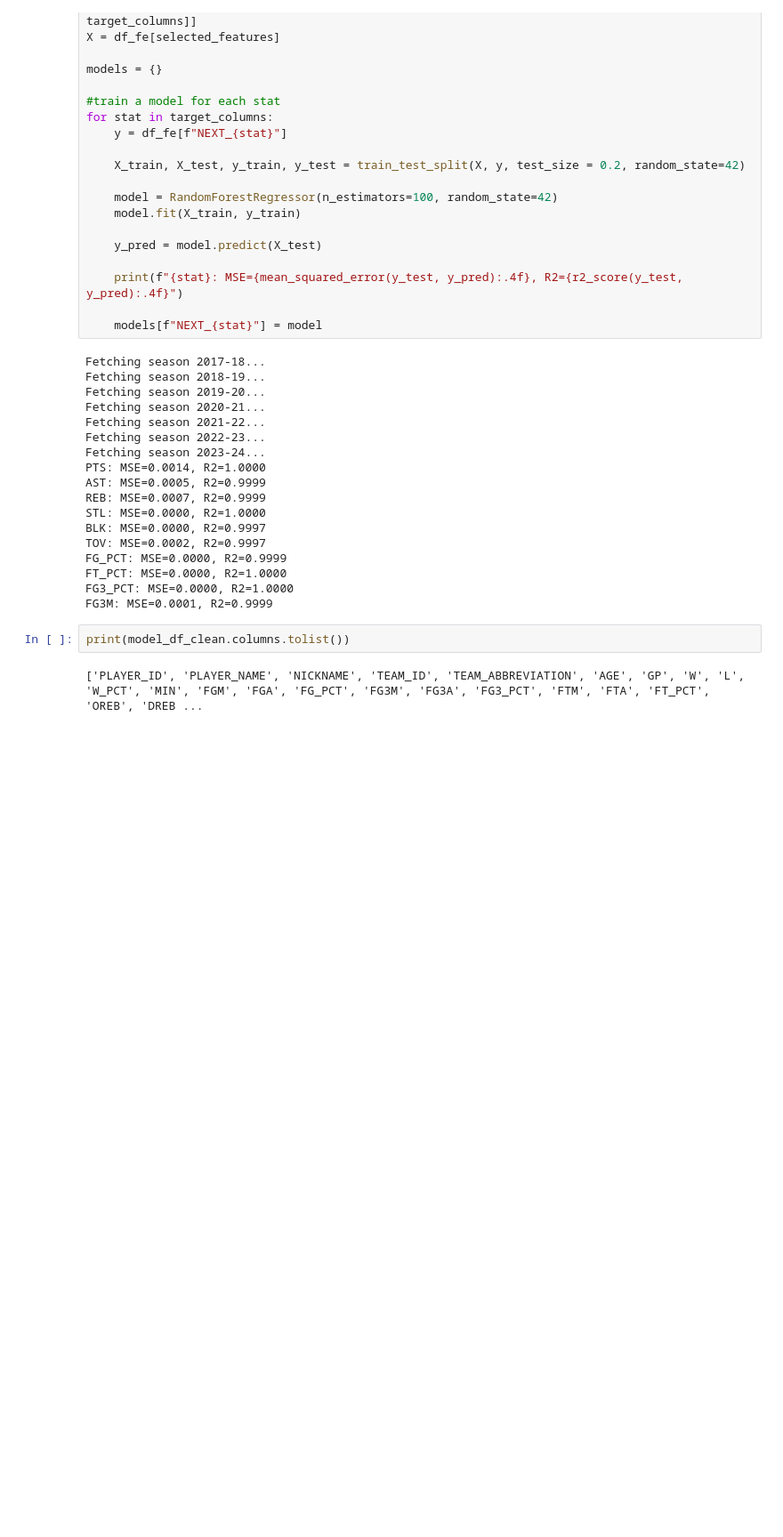
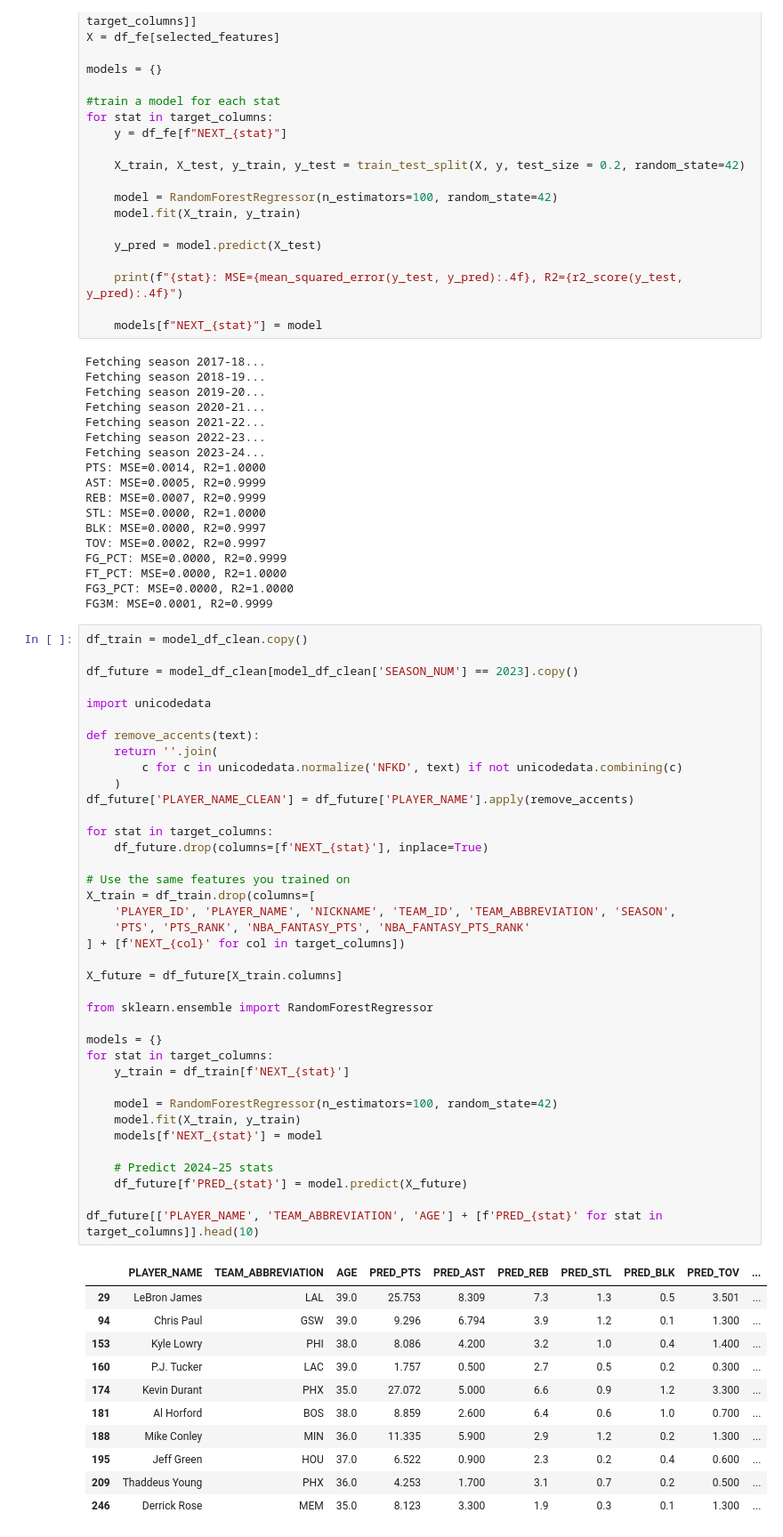
Before and after one commit to nickyh1024/nba-stats-prediction, a Jupyter notebook: notebooks/nba_prediction.ipynb, the cells around one changed output. Shown at 89% size. Saved outputs shown, nothing was run; the diff lists cells and outputs as text; blank space fills up the shorter version.

Commit message:
removed accents because couldn't see certain players

```diff
--- a/notebooks/nba_prediction.ipynb
+++ b/notebooks/nba_prediction.ipynb
@@ -302,7 +241,53 @@ FG_PCT: MSE=0.0000, R2=0.9999
 FT_PCT: MSE=0.0000, R2=1.0000
 FG3_PCT: MSE=0.0000, R2=1.0000
 FG3M: MSE=0.0001, R2=0.9999
-# %%
-print(model_df_clean.columns.tolist())
-# %% [output]
-['PLAYER_ID', 'PLAYER_NAME', 'NICKNAME', 'TEAM_ID', 'TEAM_ABBREVIATION', 'AGE', 'GP', 'W', 'L', 'W_PCT', 'MIN', 'FGM', 'FGA', 'FG_PCT', 'FG3M', 'FG3A', 'FG3_PCT', 'FTM', 'FTA', 'FT_PCT', 'OREB', 'DREB ...
+# %%
+df_train = model_df_clean.copy()
+
+df_future = model_df_clean[model_df_clean['SEASON_NUM'] == 2023].copy()
+
+import unicodedata
+
+def remove_accents(text):
+    return ''.join(
+        c for c in unicodedata.normalize('NFKD', text) if not unicodedata.combining(c)
+    )
+df_future['PLAYER_NAME_CLEAN'] = df_future['PLAYER_NAME'].apply(remove_accents)
+
+for stat in target_columns:
+    df_future.drop(columns=[f'NEXT_{stat}'], inplace=True)
+
+# Use the same features you trained on
+X_train = df_train.drop(columns=[
+    'PLAYER_ID', 'PLAYER_NAME', 'NICKNAME', 'TEAM_ID', 'TEAM_ABBREVIATION', 'SEASON',
+    'PTS', 'PTS_RANK', 'NBA_FANTASY_PTS', 'NBA_FANTASY_PTS_RANK'
+] + [f'NEXT_{col}' for col in target_columns])
+
+X_future = df_future[X_train.columns]
+
+from sklearn.ensemble import RandomForestRegressor
+
+models = {}
+for stat in target_columns:
+    y_train = df_train[f'NEXT_{stat}']
+
+    model = RandomForestRegressor(n_estimators=100, random_state=42)
+    model.fit(X_train, y_train)
+    models[f'NEXT_{stat}'] = model
+
+    # Predict 2024–25 stats
+    df_future[f'PRED_{stat}'] = model.predict(X_future)
+
+df_future[['PLAYER_NAME', 'TEAM_ABBREVIATION', 'AGE'] + [f'PRED_{stat}' for stat in target_columns]].head(10)
+# %% [output]
+|  | PLAYER_NAME | TEAM_ABBREVIATION | AGE | PRED_PTS | PRED_AST | PRED_REB | PRED_STL | PRED_BLK | PRED_TOV | ... |
+| 29 | LeBron James | LAL | 39.0 | 25.753 | 8.309 | 7.3 | 1.3 | 0.5 | 3.501 | ... |
+| 94 | Chris Paul | GSW | 39.0 | 9.296 | 6.794 | 3.9 | 1.2 | 0.1 | 1.300 | ... |
+| 153 | Kyle Lowry | PHI | 38.0 | 8.086 | 4.200 | 3.2 | 1.0 | 0.4 | 1.400 | ... |
+| 160 | P.J. Tucker | LAC | 39.0 | 1.757 | 0.500 | 2.7 | 0.5 | 0.2 | 0.300 | ... |
+| 174 | Kevin Durant | PHX | 35.0 | 27.072 | 5.000 | 6.6 | 0.9 | 1.2 | 3.300 | ... |
+| 181 | Al Horford | BOS | 38.0 | 8.859 | 2.600 | 6.4 | 0.6 | 1.0 | 0.700 | ... |
+| 188 | Mike Conley | MIN | 36.0 | 11.335 | 5.900 | 2.9 | 1.2 | 0.2 | 1.300 | ... |
+| 195 | Jeff Green | HOU | 37.0 | 6.522 | 0.900 | 2.3 | 0.2 | 0.4 | 0.600 | ... |
+| 209 | Thaddeus Young | PHX | 36.0 | 4.253 | 1.700 | 3.1 | 0.7 | 0.2 | 0.500 | ... |
+| 246 | Derrick Rose | MEM | 35.0 | 8.123 | 3.300 | 1.9 | 0.3 | 0.1 | 1.300 | ... |
```
Also changed, not shown: parts of 3 cells of this notebook.
